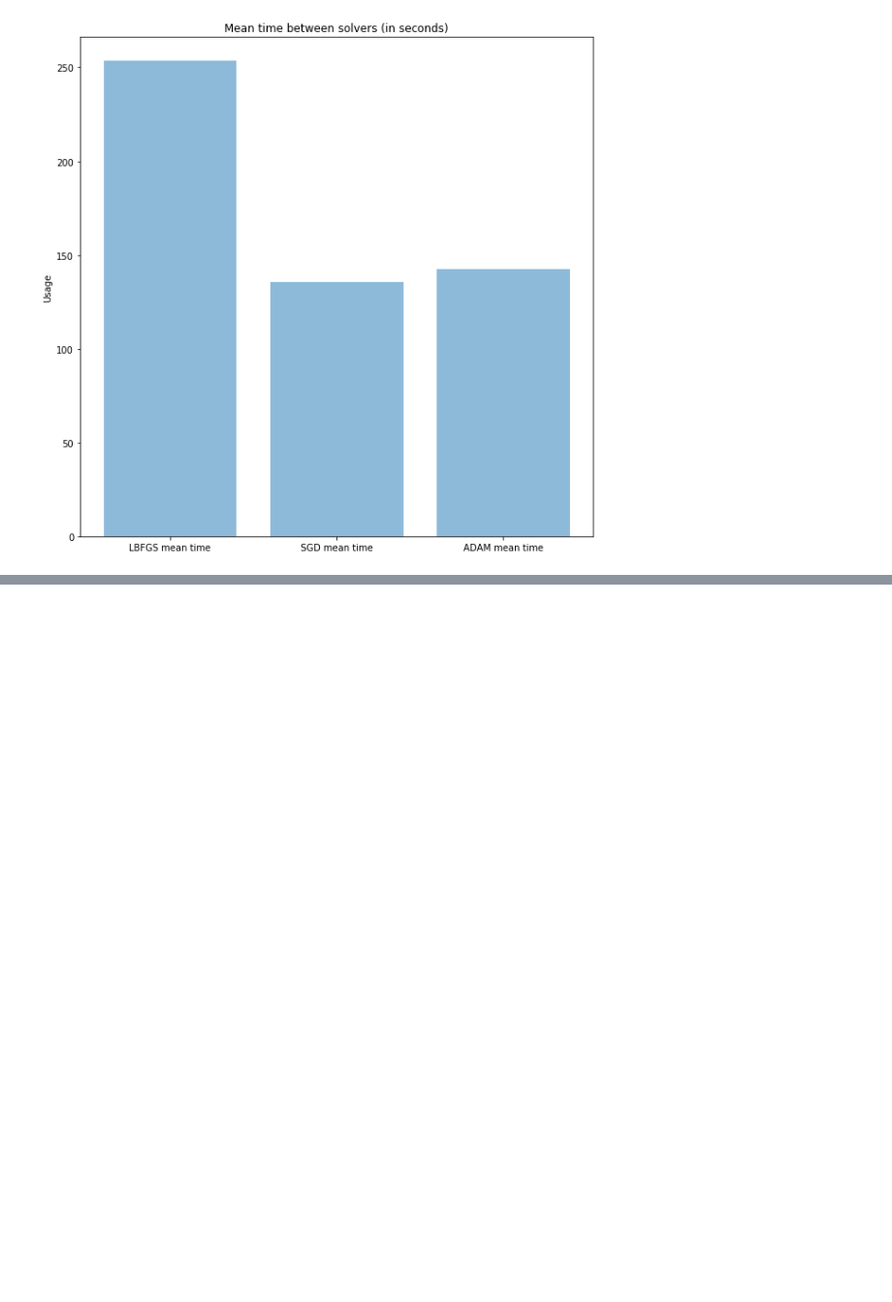
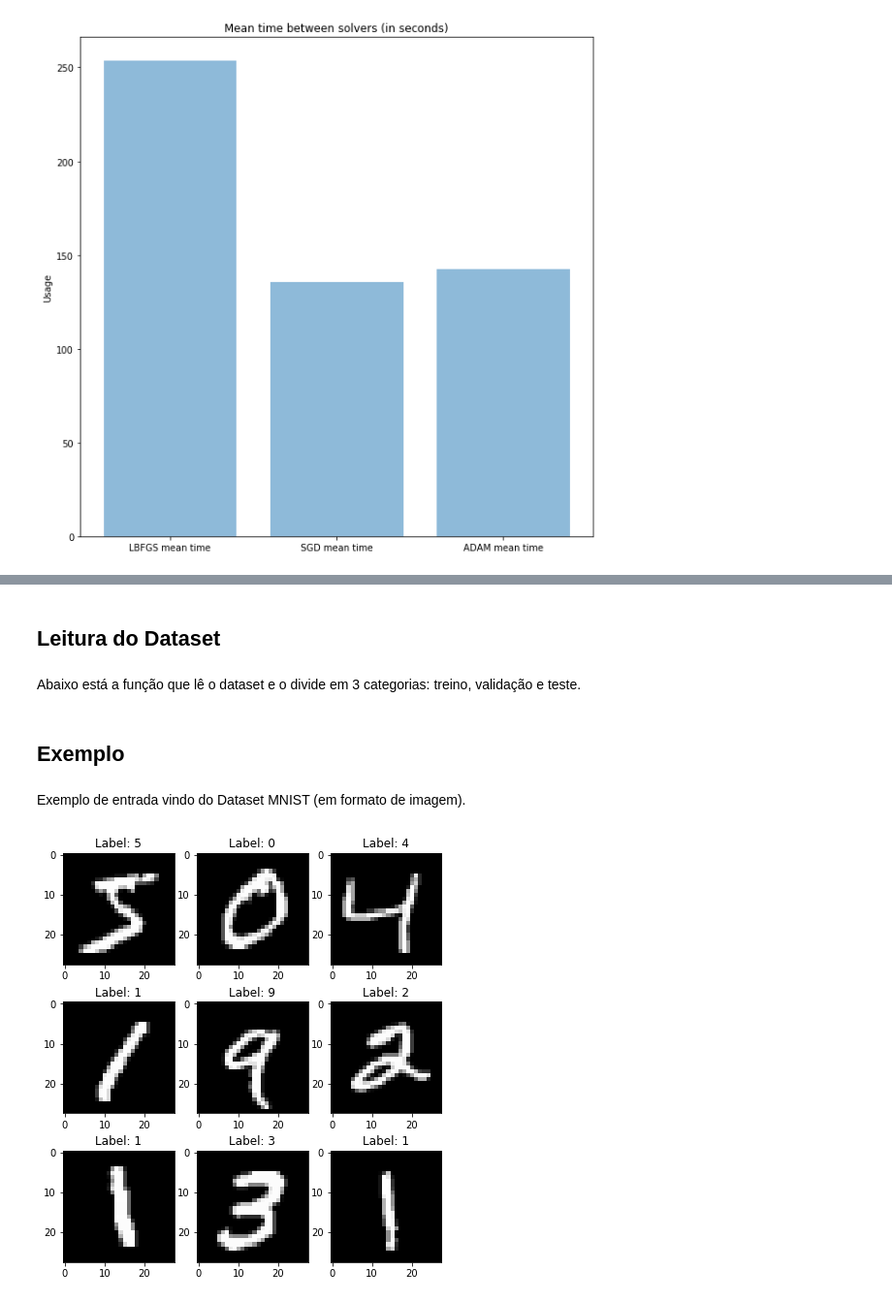
Before and after one commit to LimaEduardo/mnist-mlp, a Jupyter notebook: mnist-mlp.ipynb, the cells around one changed output, grey strips where cells are left out. Shown at 97% size. Cells and saved outputs as stored; diff of their text form; code cells hidden in the pictures; blank space fills up the shorter version.

```diff
--- a/mnist-mlp.ipynb
+++ b/mnist-mlp.ipynb
@@ -329,0 +546,38 @@ plt.show()
+# %% [markdown]
+## Leitura do Dataset
+# %% [markdown]
+Abaixo está a função que lê o dataset e o divide em 3 categorias: treino, validação e teste.
+# %%
+def load_dataset(flatten=False):
+    (X_train, y_train), (X_test, y_test) = datasets.mnist.load_data()
+
+    # normalize x
+    X_train = X_train.astype(float) / 255.
+    X_test = X_test.astype(float) / 255.
+
+    # we reserve the last 10000 training examples for validation
+    X_train, X_val = X_train[:-10000], X_train[-10000:]
+    y_train, y_val = y_train[:-10000], y_train[-10000:]
+
+    if flatten:
+        X_train = X_train.reshape([X_train.shape[0], -1])
+        X_val = X_val.reshape([X_val.shape[0], -1])
+        X_test = X_test.reshape([X_test.shape[0], -1])
+
+    return X_train, y_train, X_val, y_val, X_test, y_test
+# %% [markdown]
+## Exemplo
+# %% [markdown]
+Exemplo de entrada vindo do Dataset MNIST (em formato de imagem).
+# %%
+
+X_train, y_train, X_val, y_val, X_test, y_test = load_dataset(flatten=True)
+
+## Let's look at some example
+plt.figure(figsize = [7, 8])
+for i in range(9):
+    plt.subplot(3, 3,i + 1)
+    plt.title("Label: %i" % y_train[i])
+    plt.imshow(X_train[i].reshape([28, 28]), cmap = 'gray');
+# %% [output]
+[figure, added]
```
Also changed, not shown: parts of 57 cells of this notebook, 4 other files.
